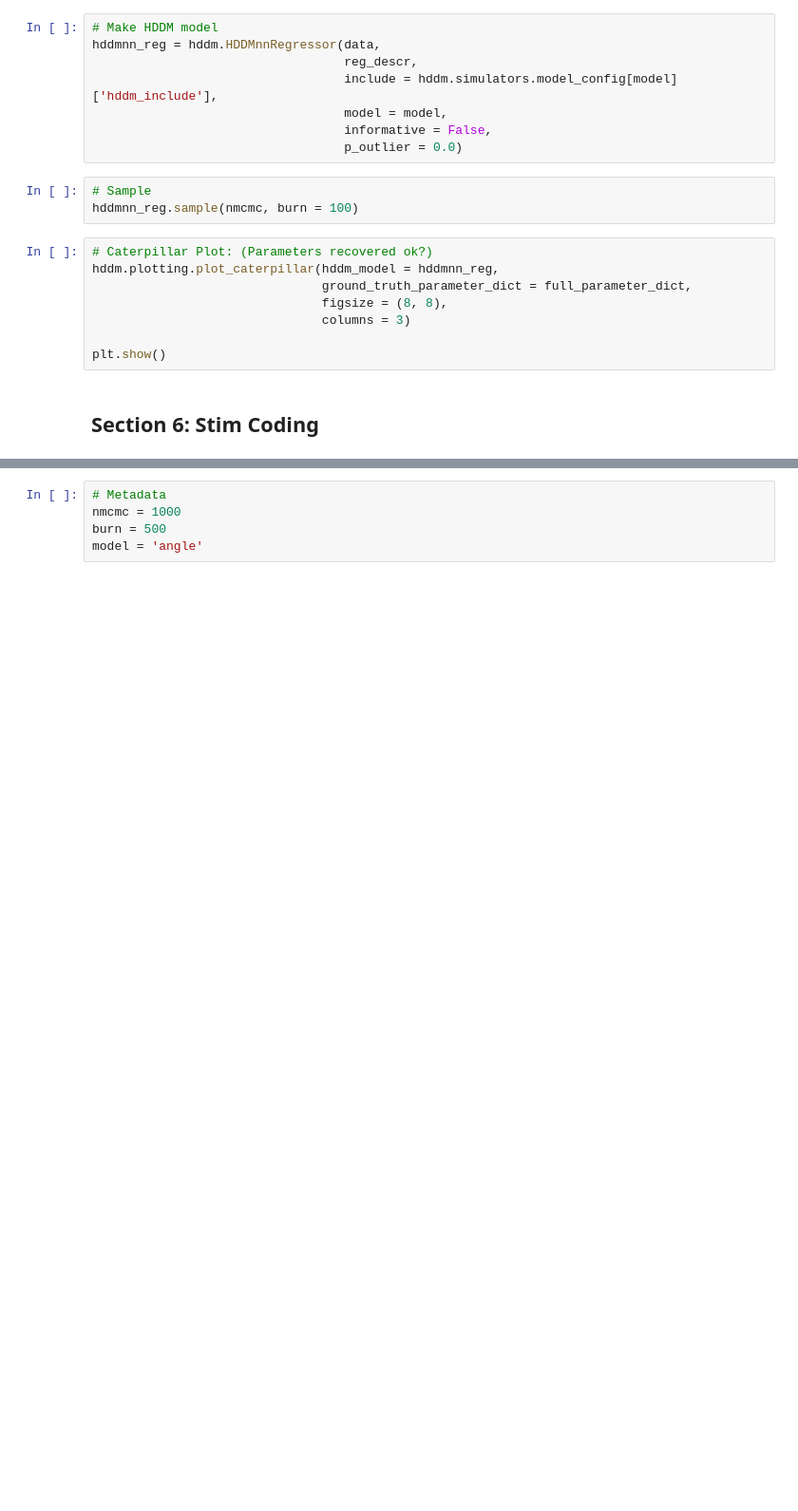
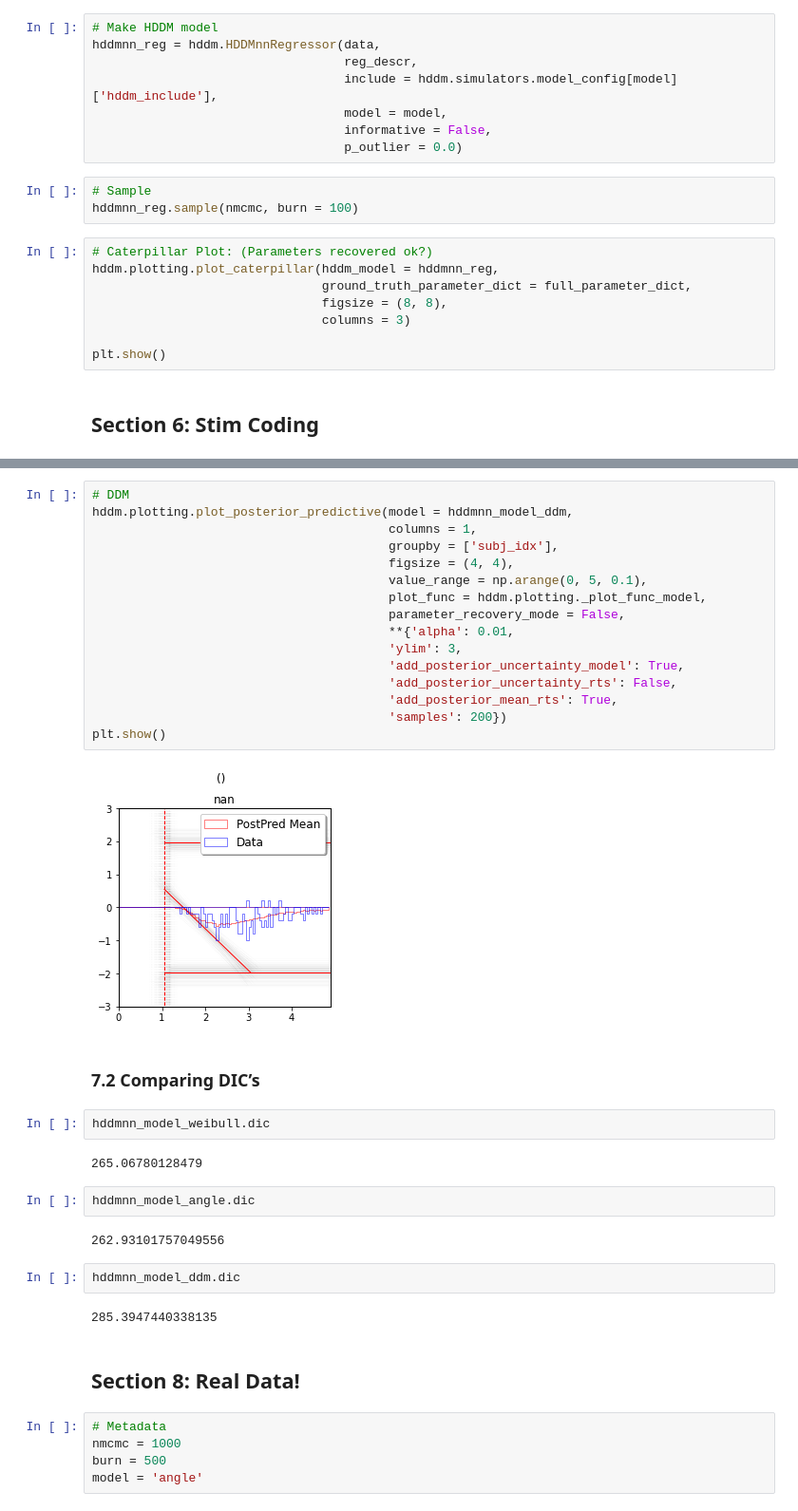
Before and after one commit to ronhuafeng/dockerHDDM, a Jupyter notebook: example/LAN_Tutorial_reproduced.ipynb, the cells around one changed output, grey strips where cells are left out. Shown at 95% size. Drawn from its saved outputs; the diff is of its cells as text; blank space fills up the shorter version.

```diff
--- a/example/Tutorial_LAN_Test.ipynb
+++ b/example/LAN_Tutorial_reproduced.ipynb
@@ -511,3 +705,37 @@ plt.show()
+# %%
+# DDM
+hddm.plotting.plot_posterior_predictive(model = hddmnn_model_ddm,
+                                        columns = 1,
+                                        groupby = ['subj_idx'],
+                                        figsize = (4, 4),
+                                        value_range = np.arange(0, 5, 0.1),
+                                        plot_func = hddm.plotting._plot_func_model,
+                                        parameter_recovery_mode = False,
+                                        **{'alpha': 0.01,
+                                        'ylim': 3,
+                                        'add_posterior_uncertainty_model': True,
+                                        'add_posterior_uncertainty_rts': False,
+                                        'add_posterior_mean_rts': True,
+                                        'samples': 200})
+plt.show()
+# %% [output]
+[figure, added]
+# %% [markdown]
+### 7.2 Comparing DIC’s
+# %%
+hddmnn_model_weibull.dic
+# %% [output]
+265.06780128479
+# %%
+hddmnn_model_angle.dic
+# %% [output]
+262.93101757049556
+# %%
+hddmnn_model_ddm.dic
+# %% [output]
+285.3947440338135
+# %% [markdown]
+## Section 8: Real Data!
 # %%
 # Metadata
 nmcmc = 1000
```
Also changed, not shown: parts of 42 cells of this notebook, 2 other files.
